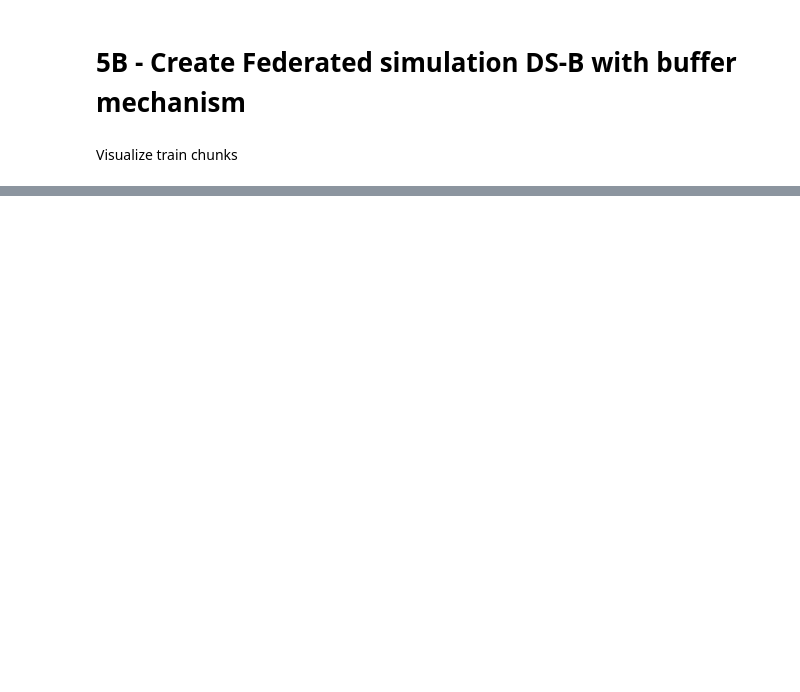
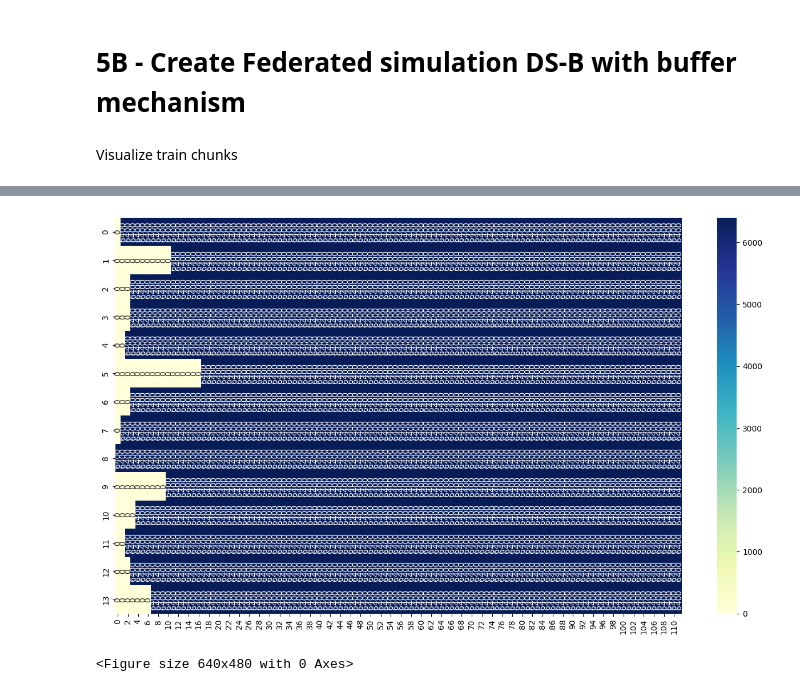
Before and after one commit to FlowFrontiers/FL-QUIC-TC, a Jupyter notebook: 1-prepare-dataset.ipynb, the cells around one changed output, grey strips where cells are left out. Saved outputs shown, nothing was run; the diff lists cells and outputs as text; code cells hidden in the pictures; blank space fills up the shorter version.

Commit message:
polished dataset creation and visualization

```diff
--- a/1-prepare-dataset.ipynb
+++ b/1-prepare-dataset.ipynb
@@ -424,3 +472,35 @@ def dataset_ds(start_day=15, end_day=28):
+# %%
+os.makedirs(path(c.path_dataset, "4-dataset", "CL"), exist_ok=True)
+
+df = pd.read_parquet(path(c.path_dataset, "4-dataset", f"dataset.parquet"), columns=c._flowstats + c._pstats + c._pflowstats + c._pstats_subdirs+c.appl)
+df_len = len(df)
+
+TEST_SAMPLE = int(df_len * 0.2)
+VALIDATION_SAMPLE = int(df_len * 0.1)
+TRAIN_SAMPLE = df_len - TEST_SAMPLE - VALIDATION_SAMPLE
+
+TRAIN_BATCH_SAMPLE = 1000*c.batch_size_cl
+
+## TEST CHUNK ##
+df_test = df.sample(n=TEST_SAMPLE, random_state=c.random_state)
+df_test.to_parquet(path(c.path_dataset, "4-dataset", "CL", f"test.parquet"))
+df = df.drop(df_test.index)
+del df_test
+
+## VALIDATION CHUNK ##
+df_val = df.sample(n=VALIDATION_SAMPLE, random_state=c.random_state)
+df_val.to_parquet(path(c.path_dataset, "4-dataset", "CL", f"validation.parquet"))
+df = df.drop(df_val.index)
+del df_val
+
+## TRAIN CHUNKS ##
+train_chunk = 1
+while len(df) != 0:
+    df_train = df.sample(n=min(len(df), TRAIN_BATCH_SAMPLE), random_state=c.random_state)
+    df_train.to_parquet(path(c.path_dataset, "4-dataset", "CL", f"train-{train_chunk}.parquet"))
+    train_chunk += 1
+    df = df.drop(df_train.index)
+    del df_train
 # %% [markdown]
 # 5A - Create Federated simulation DS-A
 # %%
@@ -543,7 +643,7 @@ Visualize train chunks
 # %%
 plt.figure(figsize=(16, 9))
 
-scenario = "realworld-A"
+scenario = "realworld-B"
 
 data = np.zeros((14, 112))
 for run in range(1, 112+1):
@@ -568,3 +668,4 @@ for text in ax.texts:
 
 plt.show()
 plt.clf()
+# %% [output]
@@ -570,0 +673,2 @@ plt.clf()
+[figure, added]
+<Figure size 640x480 with 0 Axes>
```
Also changed, not shown: parts of 14 cells of this notebook, 1 other file.
